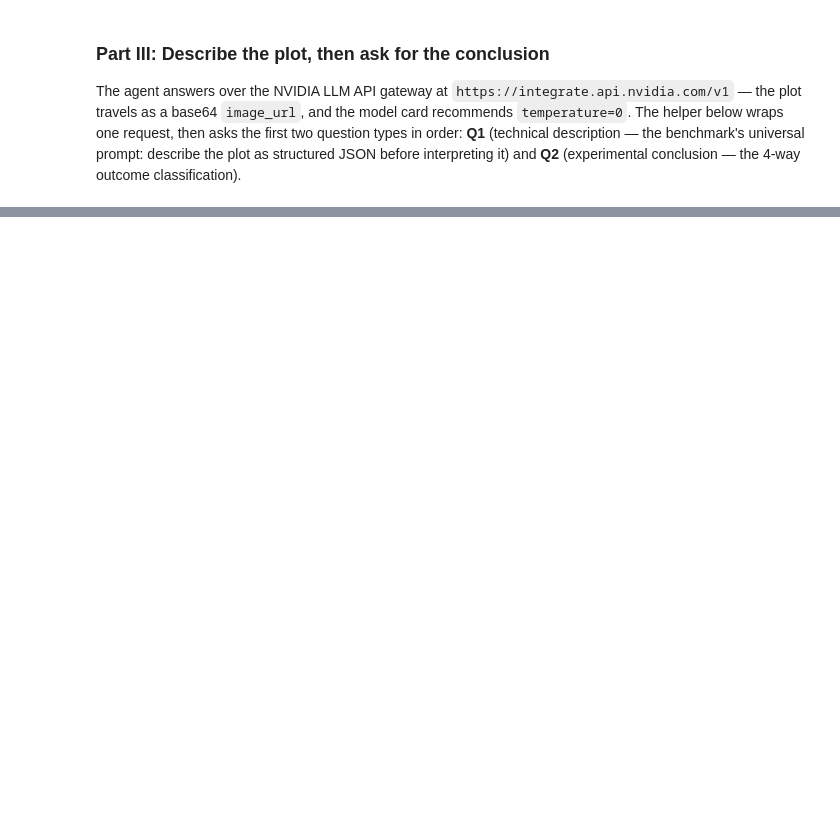
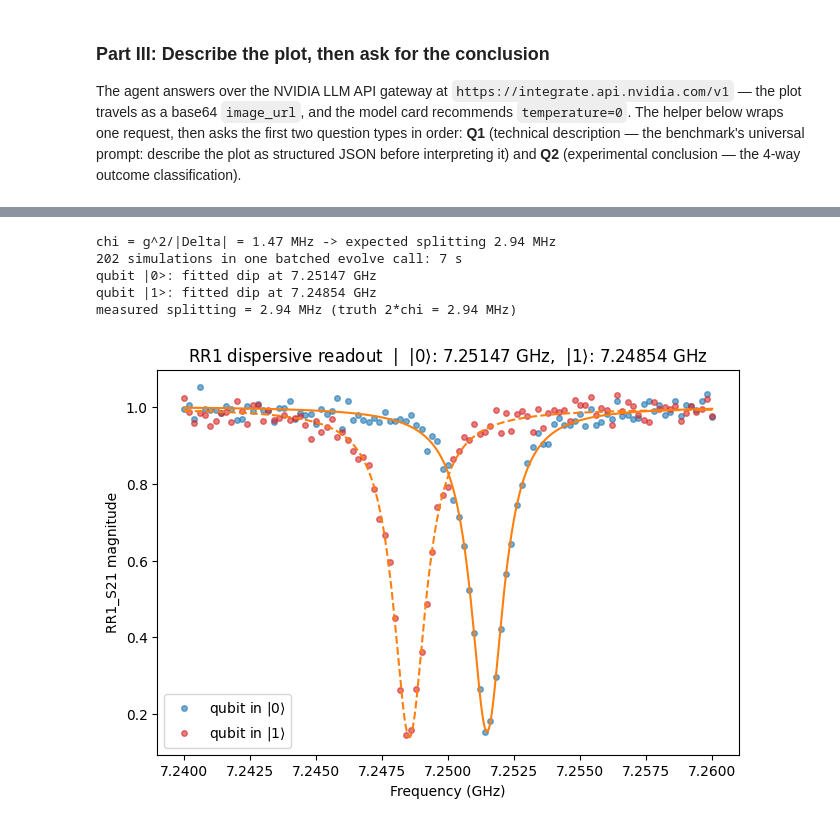
Before and after one commit to Squirtle007/cudaq-agentic-coding, a Jupyter notebook: _intro_Ising_Calibration.ipynb, the cells around one changed output, grey strips where cells are left out. Cells and saved outputs as stored; diff of their text form; code cells hidden in the pictures; blank space fills up the shorter version.

```diff
--- a/_intro_Ising_Calibration.ipynb
+++ b/_intro_Ising_Calibration.ipynb
@@ -813,3 +846,76 @@ fitted T2*      = 9.86 us       (truth 10.00 us)
+# %%
+# Cell A6 — dispersive readout: the resonator dip moves with the qubit state
+g_qr = 0.060                                   # GHz  qubit-resonator coupling
+chi = g_qr**2 / abs(f01_true - f_r_true)       # GHz  dispersive shift ~1.5 MHz
+print(f"chi = g^2/|Delta| = {chi * 1e3:.2f} MHz -> expected splitting {2 * chi * 1e3:.2f} MHz")
+
+dims_disp = {0: 6, 1: 2}          # cavity (degree 0) x qubit (degree 1)
+sz = spin.z(1)
+
+disp_hams = [2.0 * np.pi * ((f_r_true - fp) * N + chi * sz * N
+                            + (epsilon / 2.0) * (a + a_dag))
+             for fp in res_freqs]
+
+# initial states: cavity vacuum, qubit in |0> or flipped to |1> by the A.3 pi
+# pulse — degree 1 is the slower index, so |cavity=0, qubit=1> sits at entry
+# dims_disp[0]
+dim_disp = dims_disp[0] * dims_disp[1]
+psi_q0 = np.zeros(dim_disp, dtype=np.complex128)
+psi_q0[0] = 1.0
+psi_q1 = np.zeros(dim_disp, dtype=np.complex128)
+psi_q1[dims_disp[0]] = 1.0
+
+# both qubit states in ONE batched evolve: the same 101 Hamiltonians twice,
+# zipped against a per-system list of initial states (Cell 6's concatenation idiom)
+t0 = time.perf_counter()
+disp_results = cudaq.evolve(disp_hams * 2, dims_disp,
+                            Schedule(ring_up_ts, ["t"]),
+                            [cudaq.State.from_data(psi_q0)] * len(res_freqs)
+                            + [cudaq.State.from_data(psi_q1)] * len(res_freqs),
+                            collapse_operators=[res_collapse] * (2 * len(res_freqs)),
+                            observables=[N],
+                            store_intermediate_results=cudaq.IntermediateResultSave.NONE,
+                            integrator=RungeKuttaIntegrator(order=4, max_step_size=1.0))
+n_disp = np.array([r.expectation_values()[-1][0].expectation() for r in disp_results])
+print(f"{2 * len(res_freqs)} simulations in one batched evolve call: "
+      f"{time.perf_counter() - t0:.0f} s")
+
+n_q0, n_q1 = np.split(n_disp, 2)
+s21_q0 = to_s21(n_q0)
+s21_q1 = to_s21(n_q1)
+
+popt_q0, _ = fit_dip(res_freqs, s21_q0)
+popt_q1, _ = fit_dip(res_freqs, s21_q1)
+assert popt_q0 is not None and popt_q1 is not None, \
+    "no dip found — restore Cell 3's f_r_true/res_freqs before the readout demo"
+f_q0, f_q1 = popt_q0[2], popt_q1[2]
+print(f"qubit |0>: fitted dip at {f_q0:.5f} GHz")
+print(f"qubit |1>: fitted dip at {f_q1:.5f} GHz")
+print(f"measured splitting = {abs(f_q0 - f_q1) * 1e3:.2f} MHz "
+      f"(truth 2*chi = {2 * chi * 1e3:.2f} MHz)")
+
+rf_fine = np.linspace(res_freqs[0], res_freqs[-1], 800)
+fig, ax = plt.subplots(figsize=(7.5, 5))
+ax.scatter(res_freqs, s21_q0, s=16, alpha=0.6, label="qubit in $|0\\rangle$")
+ax.scatter(res_freqs, s21_q1, s=16, alpha=0.6, color="tab:red",
+           label="qubit in $|1\\rangle$")
+ax.plot(rf_fine, lorentzian_dip(rf_fine, *popt_q0), color="tab:orange")
+ax.plot(rf_fine, lorentzian_dip(rf_fine, *popt_q1), color="tab:orange",
+        linestyle="--")
+ax.set_xlabel("Frequency (GHz)")
+ax.set_ylabel("RR1_S21 magnitude")
+ax.set_title(f"RR1 dispersive readout  |  $|0\\rangle$: {f_q0:.5f} GHz,  "
+             f"$|1\\rangle$: {f_q1:.5f} GHz")
+ax.legend()
+fig.savefig(f"{plot_dir}/dispersive_readout.png", dpi=150, bbox_inches="tight")
+plt.show()
+# %% [output]
+chi = g^2/|Delta| = 1.47 MHz -> expected splitting 2.94 MHz
+202 simulations in one batched evolve call: 7 s
+qubit |0>: fitted dip at 7.25147 GHz
+qubit |1>: fitted dip at 7.24854 GHz
+measured splitting = 2.94 MHz (truth 2*chi = 2.94 MHz)
+[figure, added]
 # %% [markdown]
 ### A.7 · Exercise — your turn to query the agent
 
```
Also changed, not shown: parts of 24 cells of this notebook.
